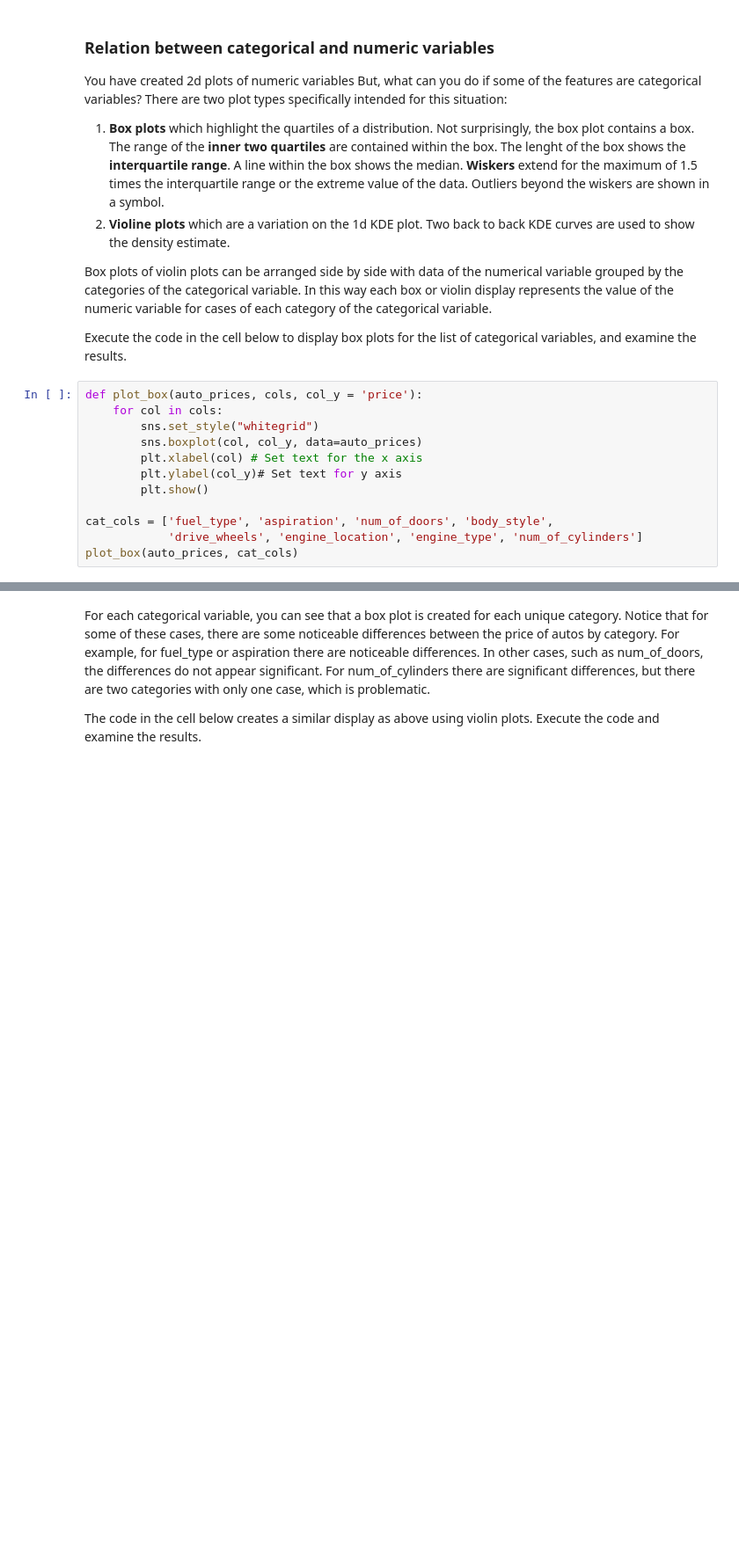
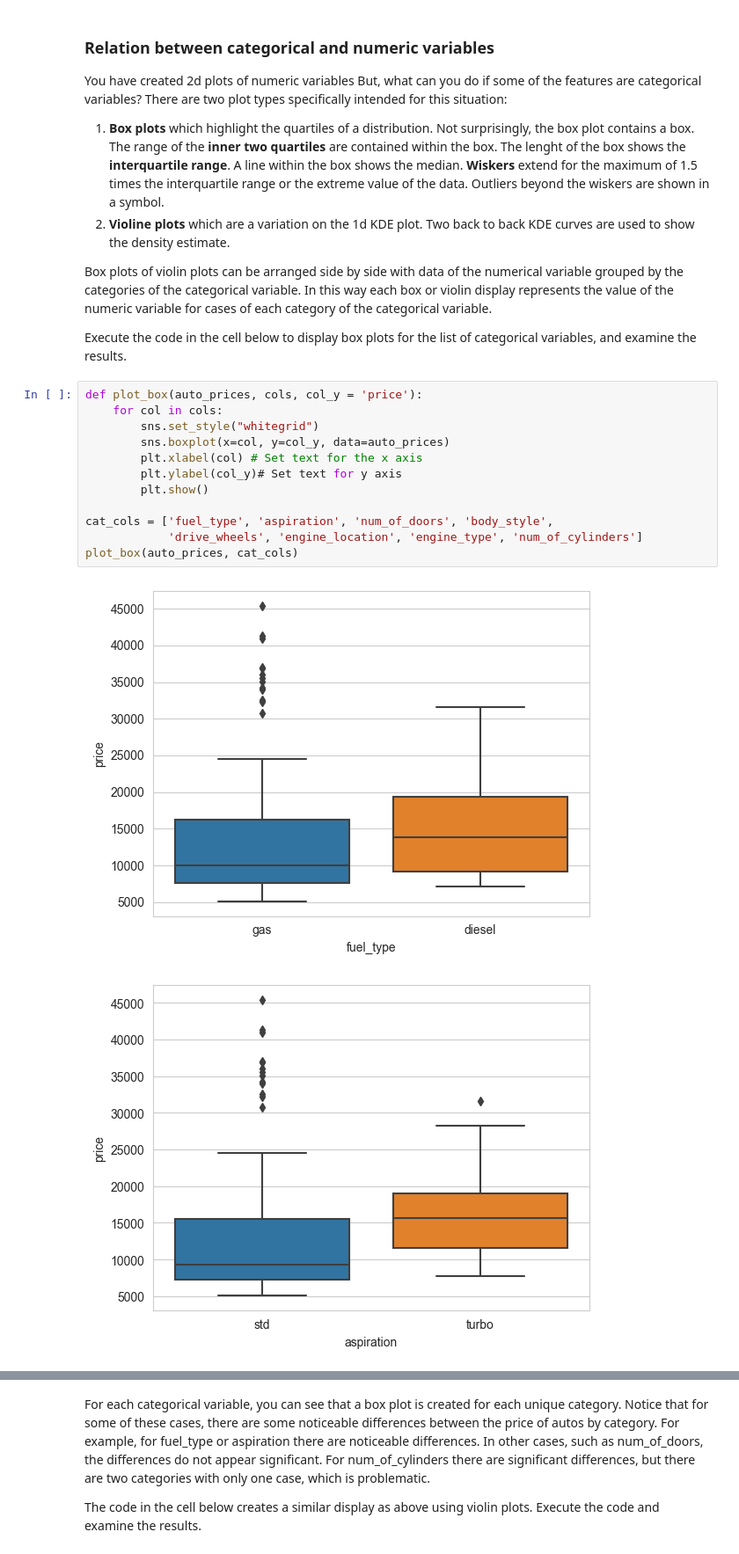
Before and after one commit to toyfan/Principles-of-Machine-Learning-Python, a Jupyter notebook: Module2/VisualizingDataForRegression.ipynb, the cells around one changed output, grey strips where cells are left out. Shown at 88% size. Drawn from its saved outputs; the diff is of its cells as text; blank space fills up the shorter version.

```diff
--- a/Module2/VisualizingDataForRegression.ipynb
+++ b/Module2/VisualizingDataForRegression.ipynb
@@ -309,12 +499,15 @@ Execute the code in the cell below to display box plots for the list of categori
 # %%
 def plot_box(auto_prices, cols, col_y = 'price'):
     for col in cols:
         sns.set_style("whitegrid")
-        sns.boxplot(col, col_y, data=auto_prices)
+        sns.boxplot(x=col, y=col_y, data=auto_prices)
         plt.xlabel(col) # Set text for the x axis
         plt.ylabel(col_y)# Set text for y axis
         plt.show()
 
 cat_cols = ['fuel_type', 'aspiration', 'num_of_doors', 'body_style',
             'drive_wheels', 'engine_location', 'engine_type', 'num_of_cylinders']
 plot_box(auto_prices, cat_cols)
+# %% [output]
+[figure, added]
+[figure, added]
```
Also changed, not shown: parts of 24 cells of this notebook.
